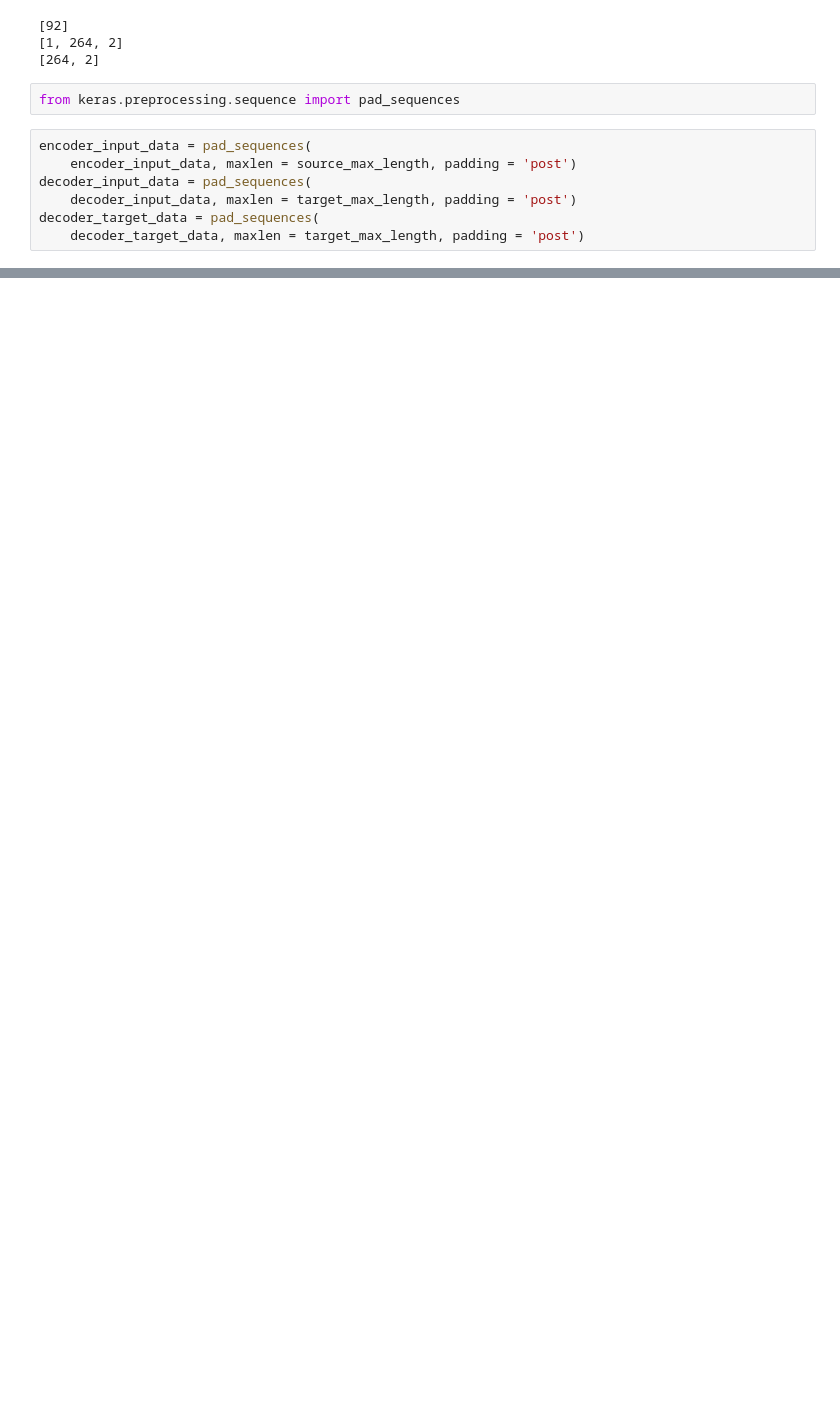
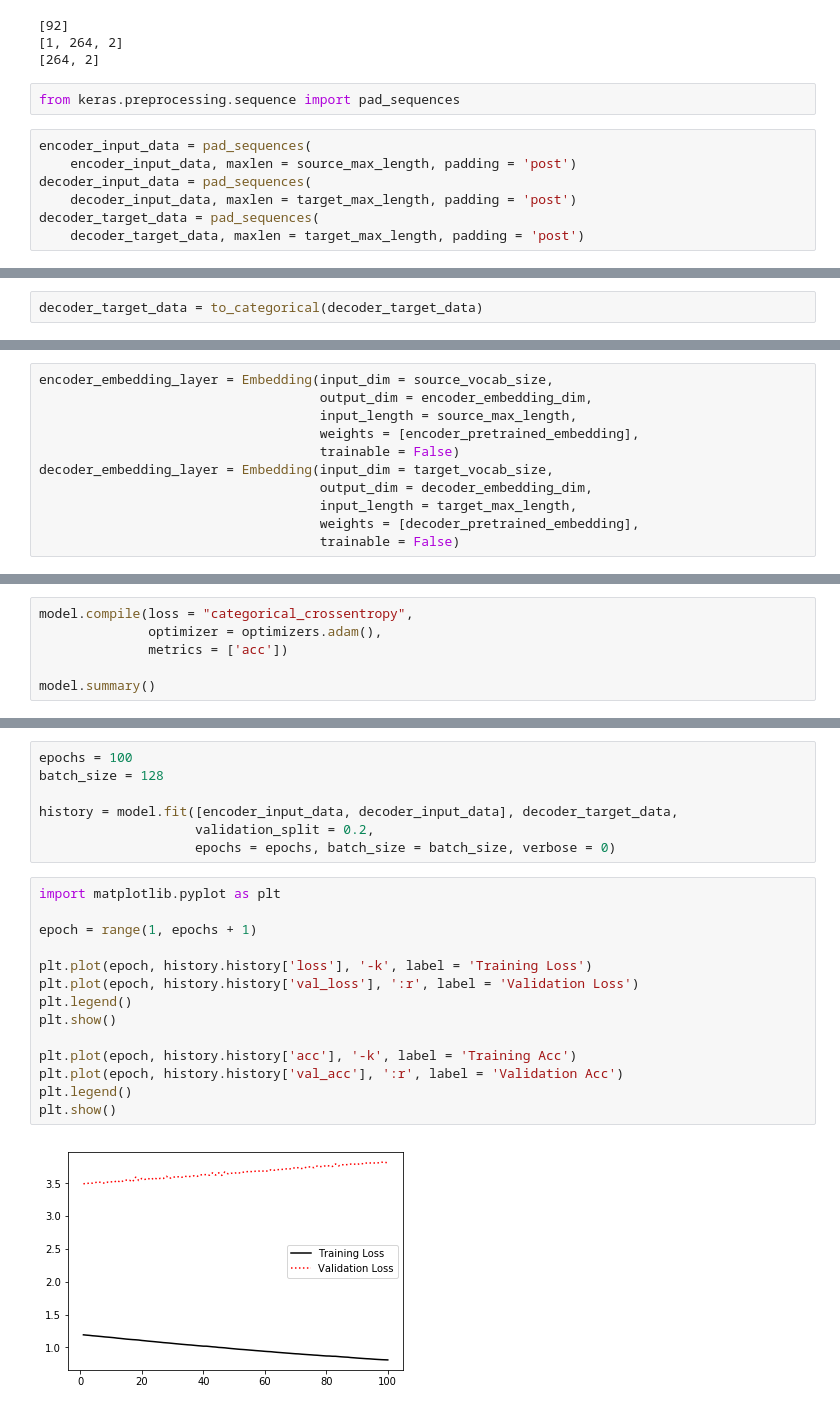
Before and after one commit to ihaawesome/Deep-Learning, a Jupyter notebook: NLP/pretrained-word2vec-eng-to-kor.ipynb, the cells around one changed output, grey strips where cells are left out. Cells and saved outputs as stored; diff of their text form; blank space fills up the shorter version.

```diff
--- a/NLP/pretrained-word2vec-eng-to-kor.ipynb
+++ b/NLP/pretrained-word2vec-eng-to-kor.ipynb
@@ -106,0 +110,2 @@ decoder_target_data = pad_sequences(
+# %%
+decoder_target_data = to_categorical(decoder_target_data)
@@ -156,0 +147,11 @@ array([[ 0.        ,  0.        ,  0.        , ...,  0.        ,
+# %%
+encoder_embedding_layer = Embedding(input_dim = source_vocab_size,
+                                    output_dim = encoder_embedding_dim,
+                                    input_length = source_max_length,
+                                    weights = [encoder_pretrained_embedding],
+                                    trainable = False)
+decoder_embedding_layer = Embedding(input_dim = target_vocab_size,
+                                    output_dim = decoder_embedding_dim,
+                                    input_length = target_max_length,
+                                    weights = [decoder_pretrained_embedding],
+                                    trainable = False)
@@ -156,0 +190,6 @@ array([[ 0.        ,  0.        ,  0.        , ...,  0.        ,
+# %%
+model.compile(loss = "categorical_crossentropy",
+              optimizer = optimizers.adam(),
+              metrics = ['acc'])
+
+model.summary()
@@ -156,0 +214,23 @@ array([[ 0.        ,  0.        ,  0.        , ...,  0.        ,
+# %%
+epochs = 100
+batch_size = 128
+
+history = model.fit([encoder_input_data, decoder_input_data], decoder_target_data,
+                    validation_split = 0.2,
+                    epochs = epochs, batch_size = batch_size, verbose = 0)
+# %%
+import matplotlib.pyplot as plt
+
+epoch = range(1, epochs + 1)
+
+plt.plot(epoch, history.history['loss'], '-k', label = 'Training Loss')
+plt.plot(epoch, history.history['val_loss'], ':r', label = 'Validation Loss')
+plt.legend()
+plt.show()
+
+plt.plot(epoch, history.history['acc'], '-k', label = 'Training Acc')
+plt.plot(epoch, history.history['val_acc'], ':r', label = 'Validation Acc')
+plt.legend()
+plt.show()
+# %% [output]
+[figure, added]
```
Also changed, not shown: parts of 21 cells of this notebook, 7 other files.
